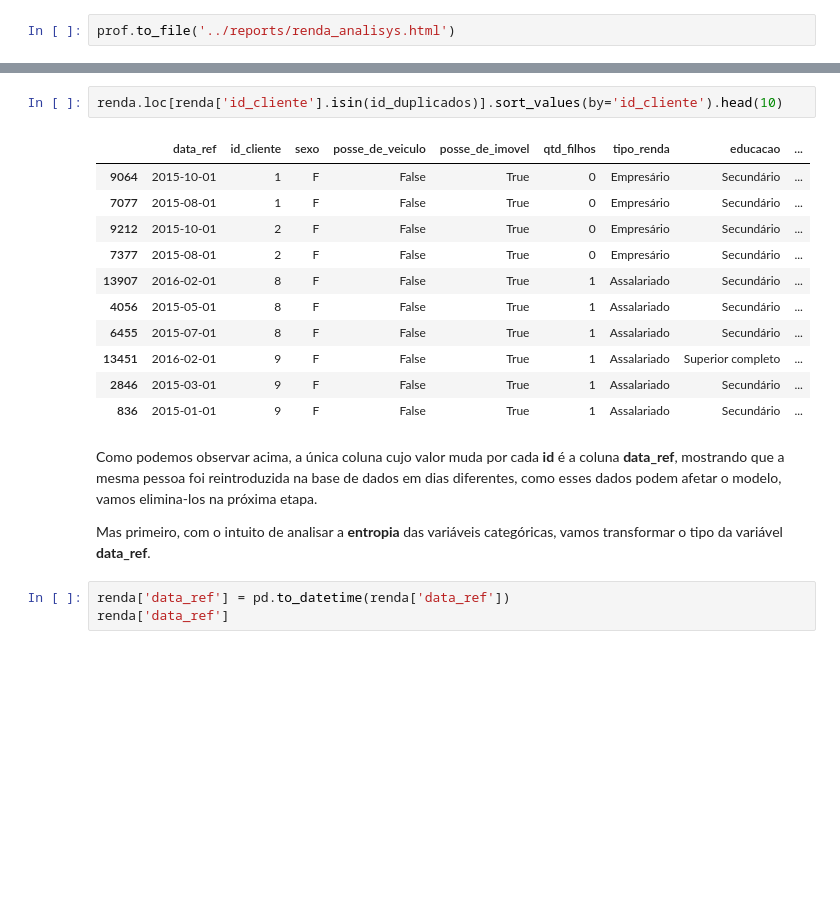
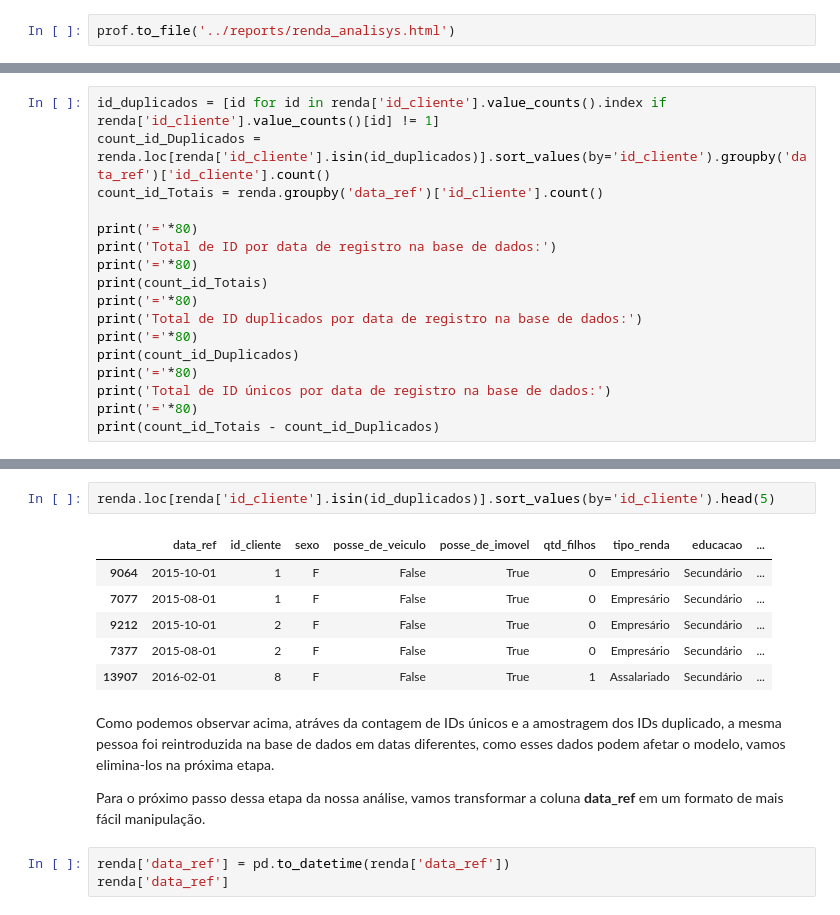
Before and after one commit to PinguinCoding/previsao-renda, a Jupyter notebook: notebooks/exploracao-de-dados.ipynb, the cells around one changed output, grey strips where cells are left out. Drawn from its saved outputs; the diff is of its cells as text; blank space fills up the shorter version.

```diff
--- a/notebooks/exploracao-de-dados.ipynb
+++ b/notebooks/exploracao-de-dados.ipynb
@@ -94,0 +95,17 @@ id_duplicados = [item for item in renda['id_cliente'].value_counts().index if re
+# %%
+id_duplicados = [id for id in renda['id_cliente'].value_counts().index if renda['id_cliente'].value_counts()[id] != 1]
+count_id_Duplicados = renda.loc[renda['id_cliente'].isin(id_duplicados)].sort_values(by='id_cliente').groupby('data_ref')['id_cliente'].count()
+count_id_Totais = renda.groupby('data_ref')['id_cliente'].count()
+
+print('='*80)
+print('Total de ID por data de registro na base de dados:')
+print('='*80)
+print(count_id_Totais)
+print('='*80)
+print('Total de ID duplicados por data de registro na base de dados:')
+print('='*80)
+print(count_id_Duplicados)
+print('='*80)
+print('Total de ID únicos por data de registro na base de dados:')
+print('='*80)
+print(count_id_Totais - count_id_Duplicados)
@@ -95,21 +130,16 @@ id_duplicados = [item for item in renda['id_cliente'].value_counts().index if re
 # %%
-renda.loc[renda['id_cliente'].isin(id_duplicados)].sort_values(by='id_cliente').head(10)
+renda.loc[renda['id_cliente'].isin(id_duplicados)].sort_values(by='id_cliente').head(5)
 # %% [output]
 |  | data_ref | id_cliente | sexo | posse_de_veiculo | posse_de_imovel | qtd_filhos | tipo_renda | educacao | ... |
 | 9064 | 2015-10-01 | 1 | F | False | True | 0 | Empresário | Secundário | ... |
 | 7077 | 2015-08-01 | 1 | F | False | True | 0 | Empresário | Secundário | ... |
 | 9212 | 2015-10-01 | 2 | F | False | True | 0 | Empresário | Secundário | ... |
 | 7377 | 2015-08-01 | 2 | F | False | True | 0 | Empresário | Secundário | ... |
 | 13907 | 2016-02-01 | 8 | F | False | True | 1 | Assalariado | Secundário | ... |
-| 4056 | 2015-05-01 | 8 | F | False | True | 1 | Assalariado | Secundário | ... |
-| 6455 | 2015-07-01 | 8 | F | False | True | 1 | Assalariado | Secundário | ... |
-| 13451 | 2016-02-01 | 9 | F | False | True | 1 | Assalariado | Superior completo | ... |
-| 2846 | 2015-03-01 | 9 | F | False | True | 1 | Assalariado | Secundário | ... |
-| 836 | 2015-01-01 | 9 | F | False | True | 1 | Assalariado | Secundário | ... |
 # %% [markdown]
-Como podemos observar acima, a única coluna cujo valor muda por cada **id** é a coluna **data_ref**, mostrando que a mesma pessoa foi reintroduzida na base de dados em dias diferentes, como esses dados podem afetar o modelo, vamos elimina-los na próxima etapa.
+Como podemos observar acima, atráves da contagem de IDs únicos e a amostragem dos IDs duplicado, a mesma pessoa foi reintroduzida na base de dados em datas diferentes, como esses dados podem afetar o modelo, vamos elimina-los na próxima etapa.
 
-Mas primeiro, com o intuito de analisar a **entropia** das variáveis categóricas, vamos transformar o tipo da variável **data_ref**.
+Para o próximo passo dessa etapa da nossa análise, vamos transformar a coluna **data_ref** em um formato de mais fácil manipulação.
 # %%
 renda['data_ref'] = pd.to_datetime(renda['data_ref'])
 renda['data_ref']
```
Also changed, not shown: parts of 76 cells of this notebook, 3 other files.
